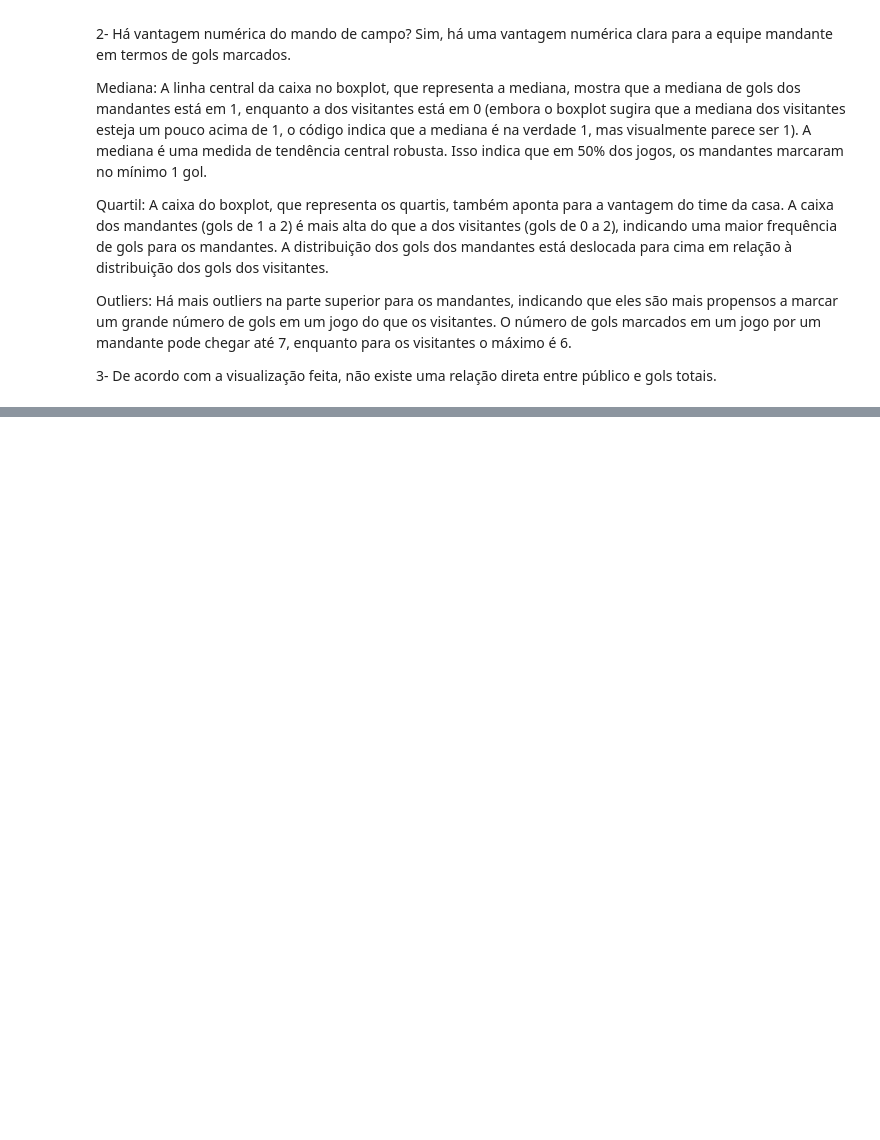
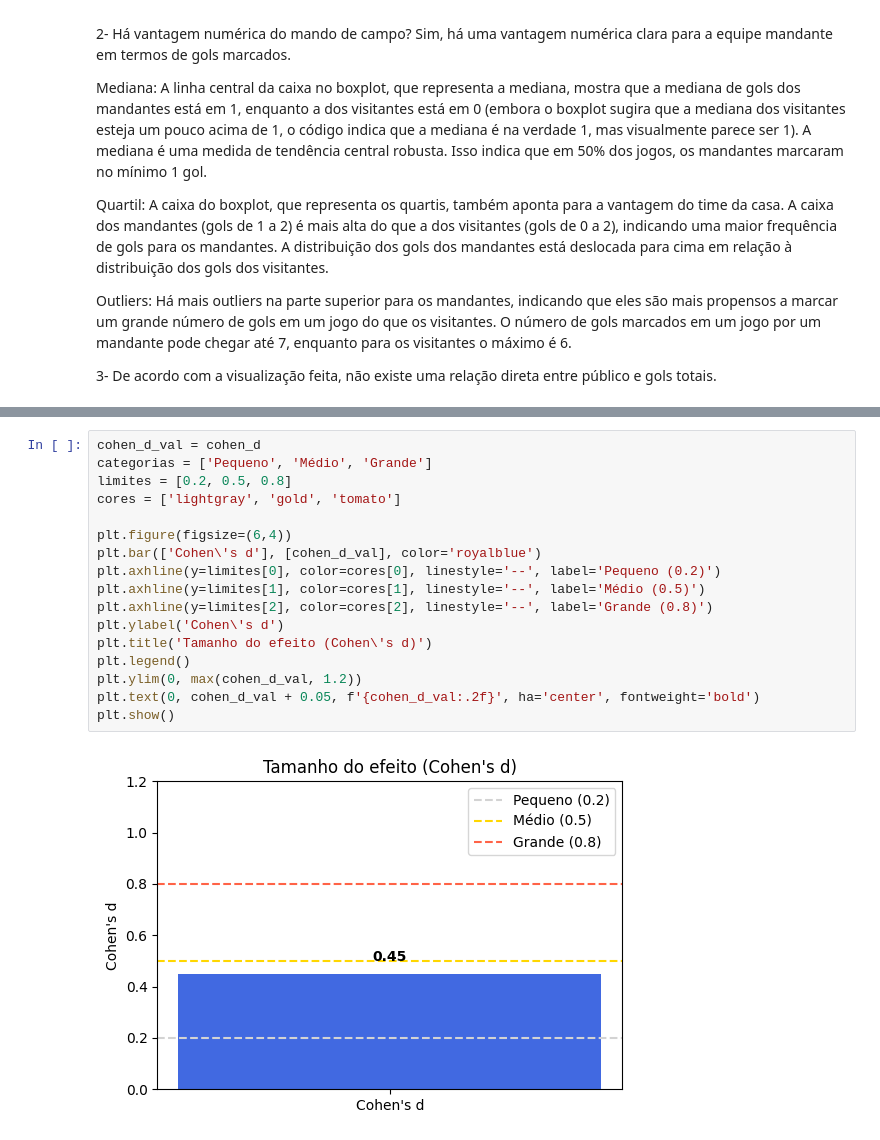
Before and after one commit to MateusLyoshka/EDA-e-Viz-do-campeonato-brasileiro, a Jupyter notebook: notebook.ipynb, the cells around one changed output, grey strips where cells are left out. Cells and saved outputs as stored; diff of their text form; blank space fills up the shorter version.

```diff
--- a/notebook.ipynb
+++ b/notebook.ipynb
@@ -206,0 +268,19 @@ Outliers: Há mais outliers na parte superior para os mandantes, indicando que e
+# %%
+cohen_d_val = cohen_d
+categorias = ['Pequeno', 'Médio', 'Grande']
+limites = [0.2, 0.5, 0.8]
+cores = ['lightgray', 'gold', 'tomato']
+
+plt.figure(figsize=(6,4))
+plt.bar(['Cohen\'s d'], [cohen_d_val], color='royalblue')
+plt.axhline(y=limites[0], color=cores[0], linestyle='--', label='Pequeno (0.2)')
+plt.axhline(y=limites[1], color=cores[1], linestyle='--', label='Médio (0.5)')
+plt.axhline(y=limites[2], color=cores[2], linestyle='--', label='Grande (0.8)')
+plt.ylabel('Cohen\'s d')
+plt.title('Tamanho do efeito (Cohen\'s d)')
+plt.legend()
+plt.ylim(0, max(cohen_d_val, 1.2))
+plt.text(0, cohen_d_val + 0.05, f'{cohen_d_val:.2f}', ha='center', fontweight='bold')
+plt.show()
+# %% [output]
+[figure, added]
```
Also changed, not shown: parts of 7 cells of this notebook.
